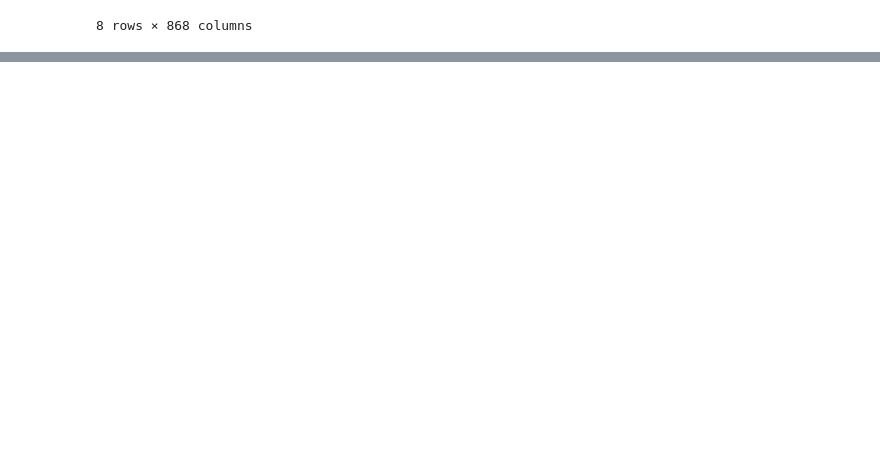
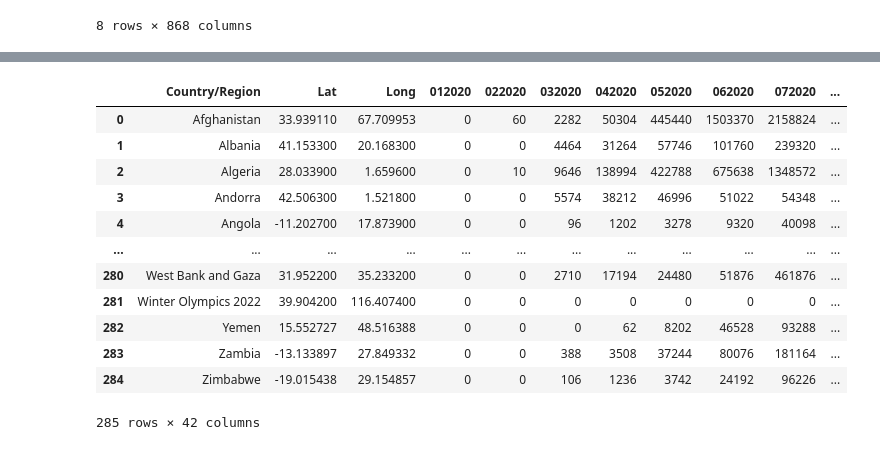
Before and after one commit to Moc967/letscode-desenvolve-dados-gb2, a Jupyter notebook: src/EDA_Covid-19.ipynb, the cells around one changed output, grey strips where cells are left out. Cells and saved outputs as stored; diff of their text form; code cells hidden in the pictures; blank space fills up the shorter version.

```diff
--- a/src/EDA_Covid-19.ipynb
+++ b/src/EDA_Covid-19.ipynb
@@ -130,3 +130,6 @@ display(confirmed.describe())
 | 75% | 40.788284 | 86.666250 | 0.000000 | 0.000000 | 0.000000 | 0.000000 | 0.000000 | 0.000000 | 0.000000 | 0.000000 | ... | ... |
 | max | 71.706900 | 178.065000 | 444.000000 | 444.000000 | 549.000000 | 761.000000 | 1058.000000 | 1423.000000 | 3554.000000 | 3554.000000 | ... | ... |
 8 rows × 868 columns
+# %%
+df_deaths = deaths.copy()
+df_deaths
@@ -132,0 +150,3 @@ display(confirmed.describe())
+# %%
+df_confirmed = confirmed.copy()
+df_confirmed
@@ -132,0 +167,3 @@ display(confirmed.describe())
+# %%
+df_deaths_final = df_deaths[['Country/Region', 'Lat', 'Long']]
+df_confirmed_final = df_confirmed[['Country/Region', 'Lat', 'Long']]
@@ -132,0 +234,16 @@ display(confirmed.describe())
+# %%
+df_confirmed_final
+# %% [output]
+|  | Country/Region | Lat | Long | 012020 | 022020 | 032020 | 042020 | 052020 | 062020 | 072020 | ... |
+| 0 | Afghanistan | 33.939110 | 67.709953 | 0 | 60 | 2282 | 50304 | 445440 | 1503370 | 2158824 | ... |
+| 1 | Albania | 41.153300 | 20.168300 | 0 | 0 | 4464 | 31264 | 57746 | 101760 | 239320 | ... |
+| 2 | Algeria | 28.033900 | 1.659600 | 0 | 10 | 9646 | 138994 | 422788 | 675638 | 1348572 | ... |
+| 3 | Andorra | 42.506300 | 1.521800 | 0 | 0 | 5574 | 38212 | 46996 | 51022 | 54348 | ... |
+| 4 | Angola | -11.202700 | 17.873900 | 0 | 0 | 96 | 1202 | 3278 | 9320 | 40098 | ... |
+| ... | ... | ... | ... | ... | ... | ... | ... | ... | ... | ... | ... |
+| 280 | West Bank and Gaza | 31.952200 | 35.233200 | 0 | 0 | 2710 | 17194 | 24480 | 51876 | 461876 | ... |
+| 281 | Winter Olympics 2022 | 39.904200 | 116.407400 | 0 | 0 | 0 | 0 | 0 | 0 | 0 | ... |
+| 282 | Yemen | 15.552727 | 48.516388 | 0 | 0 | 0 | 62 | 8202 | 46528 | 93288 | ... |
+| 283 | Zambia | -13.133897 | 27.849332 | 0 | 0 | 388 | 3508 | 37244 | 80076 | 181164 | ... |
+| 284 | Zimbabwe | -19.015438 | 29.154857 | 0 | 0 | 106 | 1236 | 3742 | 24192 | 96226 | ... |
+285 rows × 42 columns
```
Also changed, not shown: parts of 4 cells of this notebook.
